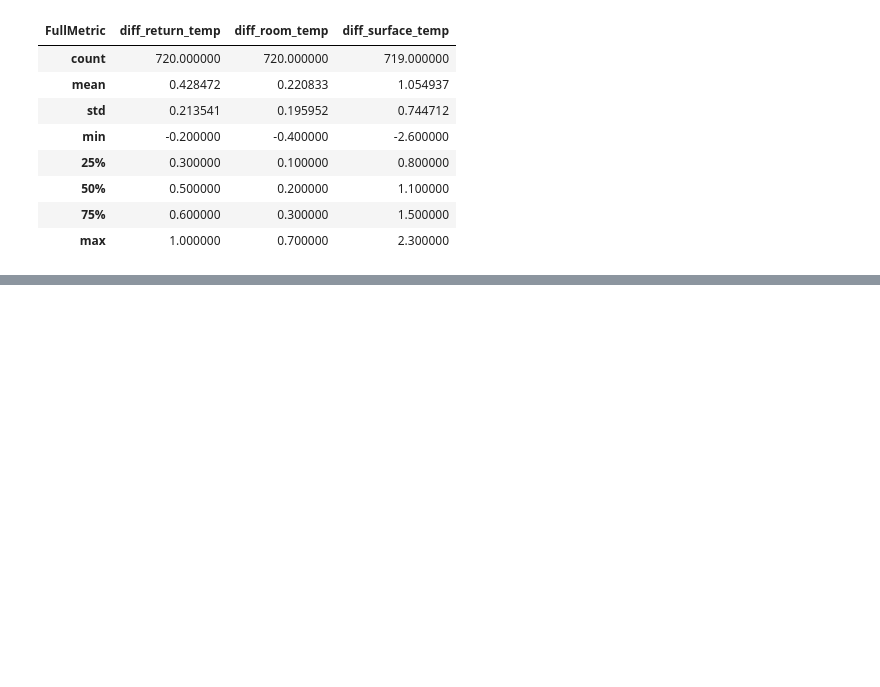
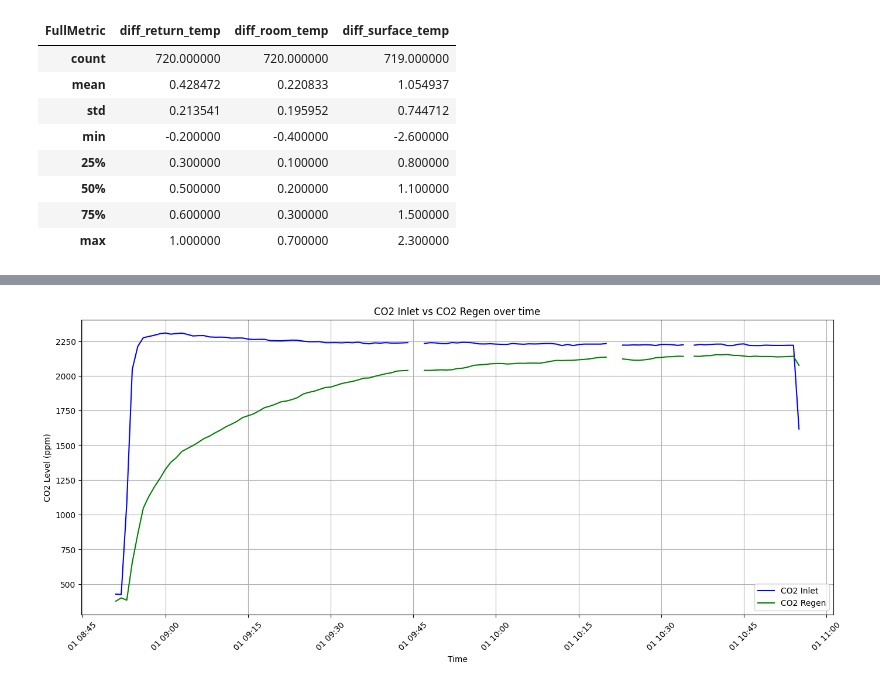
Before and after one commit to dekearthsa/hlr_re_struct_data, a Jupyter notebook: hlr_clean_data/index.ipynb, the cells around one changed output, grey strips where cells are left out. Saved outputs shown, nothing was run; the diff lists cells and outputs as text; code cells hidden in the pictures; blank space fills up the shorter version.

```diff
--- a/hlr_clean_data/index.ipynb
+++ b/hlr_clean_data/index.ipynb
@@ -301,0 +382,22 @@ df_resampled.to_csv('data_comparison_raycool_26_31.csv')
+# %%
+df = pd.read_csv('/Users/pcsishun/project_scg/project_hlr/data/line_chart_co2__ppm_ (8).csv', sep=';')
+
+df = df.drop(columns=['Entity Name','CO2 Calibrate', 'CO2 Outlet', 'CO2 Regen - Temp adjusted'])
+df['Timestamp'] = pd.to_datetime(df['Timestamp'])
+
+df['minute'] = df['Timestamp'].dt.floor('min')
+df = df.drop(columns=['Timestamp'])
+
+# mean_per_minute = df.drop(columns=['Timestamp'])
+df = df.set_index('minute')
+df = df.resample('1T').mean()
+df = df.reset_index()
+df = df.rename(columns={'minute': 'timestamp'})
+start_time = pd.to_datetime("08:51:00").time()
+end_time = pd.to_datetime("10:55:00").time()
+df['time_only'] = df['timestamp'].dt.time
+# df
+# time_filter = (df['timestamp'].dt.time >= start_time) & (df['timestamp'].dt.time <= end_time)
+df = df[(df['time_only'] >= start_time) & (df['time_only'] <= end_time)]
+df = df.drop(columns=['time_only'])
+df
@@ -301,0 +418,18 @@ df_resampled.to_csv('data_comparison_raycool_26_31.csv')
+# %%
+import matplotlib.pyplot as plt
+
+df['timestamp'] = pd.to_datetime(df['timestamp'])
+plt.figure(figsize=(14, 6))
+
+plt.plot(df['timestamp'], df['CO2 Inlet'], label='CO2 Inlet', color='blue')
+plt.plot(df['timestamp'], df['CO2 Regen'], label='CO2 Regen', color='green')
+plt.xlabel('Time')
+plt.ylabel('CO2 Level (ppm)')
+plt.title('CO2 Inlet vs CO2 Regen over time')
+plt.legend()
+plt.grid(True)
+plt.tight_layout()
+plt.xticks(rotation=45)
+plt.show()
+# %% [output]
+[figure, added]
```
Also changed, not shown: parts of 8 cells of this notebook, 27 other files.
